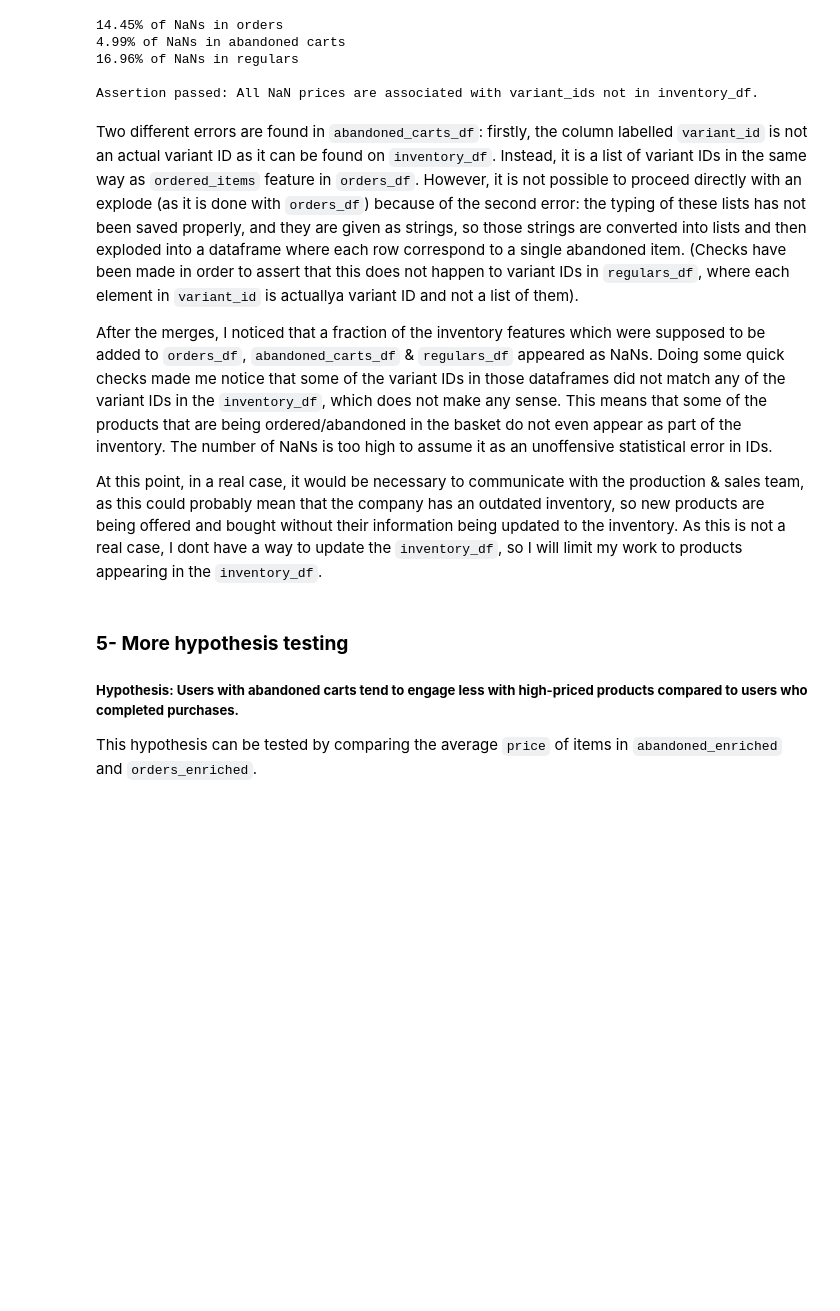
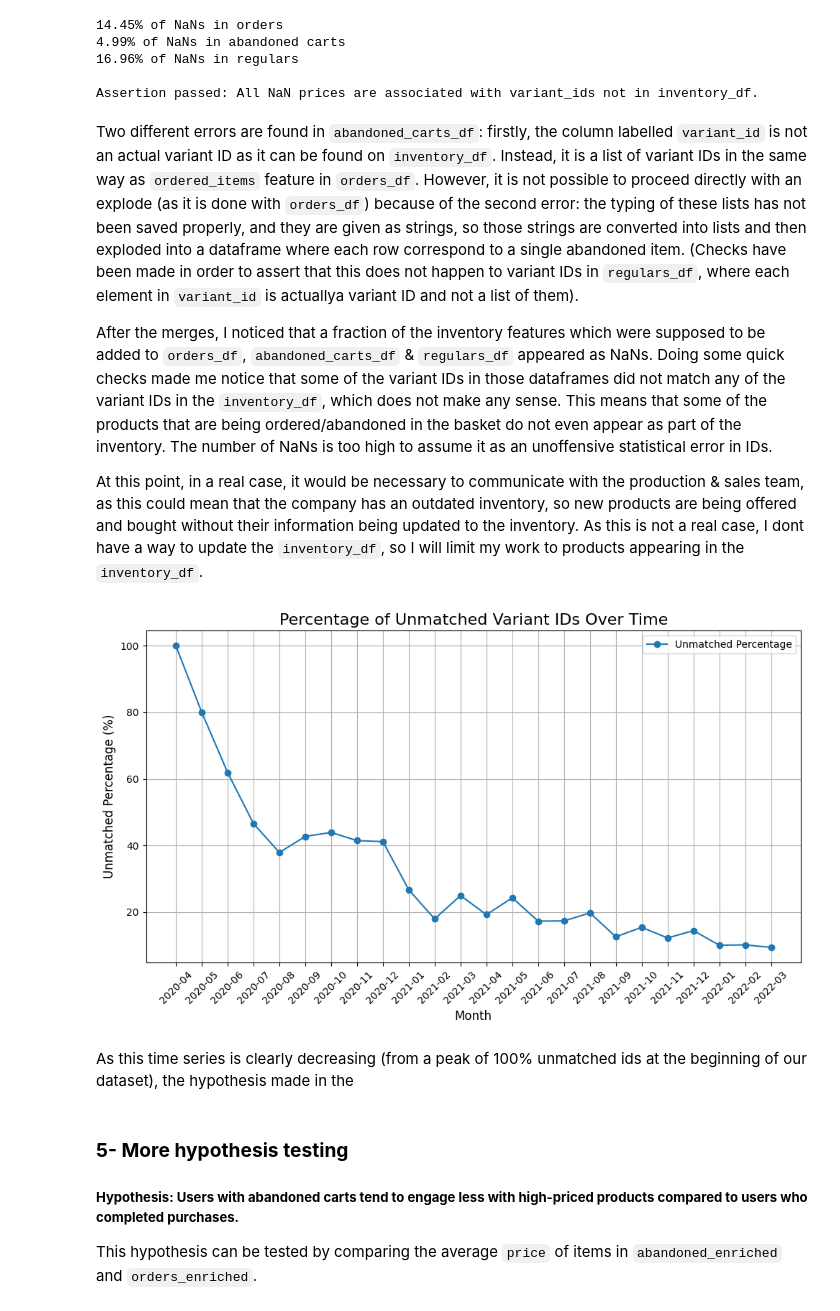
Before and after one commit to MiguelAlvarezHernanz/zrive-ds, a Jupyter notebook: src/module_2/EDA_1.ipynb, the cells around one changed output. Saved outputs shown, nothing was run; the diff lists cells and outputs as text; code cells hidden in the pictures; blank space fills up the shorter version.

```diff
--- a/src/module_2/EDA_1.ipynb
+++ b/src/module_2/EDA_1.ipynb
@@ -479,7 +479,40 @@ Two different errors are found in `abandoned_carts_df`: firstly, the column labe
 
 After the merges, I noticed that a fraction of the inventory features which were supposed to be added to `orders_df`, `abandoned_carts_df` & `regulars_df` appeared as NaNs. Doing some quick checks made me notice that some of the variant IDs in those dataframes did not match any of the variant IDs in the `inventory_df`, which does not make any sense. This means that some of the products that are being ordered/abandoned in the basket do not even appear as part of the inventory. The number of NaNs is too high to assume it as an unoffensive statistical error in IDs.
 
-At this point, in a real case, it would be necessary to communicate with the production & sales team, as this could probably mean that the company has an outdated inventory, so new products are being offered and bought without their information being updated to the inventory. As this is not a real case, I dont have a way to update the `inventory_df`, so I will limit my work to products appearing in the `inventory_df`.
+At this point, in a real case, it would be necessary to communicate with the production & sales team, as this could mean that the company has an outdated inventory, so new products are being offered and bought without their information being updated to the inventory. As this is not a real case, I dont have a way to update the `inventory_df`, so I will limit my work to products appearing in the `inventory_df`.
+# %%
+unmatched_variant_ids = ~orders_with_inventory['variant_id'].isin(inventory_df['variant_id'])
+
+# Add a flag for unmatched variant IDs
+orders_with_inventory['is_unmatched'] = unmatched_variant_ids
+orders_with_inventory['order_date'] = pd.to_datetime(orders_df['order_date'])
+orders_with_inventory['order_month'] = orders_df['order_date'].dt.to_period('M')
+
+monthly_stats = orders_with_inventory.groupby('order_month').agg(
+    total_orders=('variant_id', 'size'),
+    unmatched_orders=('is_unmatched', 'sum')
+).reset_index()
+
+monthly_stats['unmatched_percentage'] = (monthly_stats['unmatched_orders'] / monthly_stats['total_orders']) * 100
+
+plt.figure(figsize=(10, 6))
+plt.plot(
+    monthly_stats['order_month'].astype(str),
+    monthly_stats['unmatched_percentage'],
+    marker='o', label='Unmatched Percentage'
+)
+plt.title("Percentage of Unmatched Variant IDs Over Time", fontsize=16)
+plt.xlabel("Month", fontsize=12)
+plt.ylabel("Unmatched Percentage (%)", fontsize=12)
+plt.xticks(rotation=45)
+plt.grid(True)
+plt.legend()
+plt.tight_layout()
+plt.show()
+# %% [output]
+[figure, added]
+# %% [markdown]
+As this time series is clearly decreasing (from a peak of 100% unmatched ids at the beginning of our dataset), the hypothesis made in the
 # %% [markdown]
 ### **5- More hypothesis testing**
 ##### **Hypothesis: Users with abandoned carts tend to engage less with high-priced products compared to users who completed purchases.**
```
Also changed, not shown: 2 other files.
